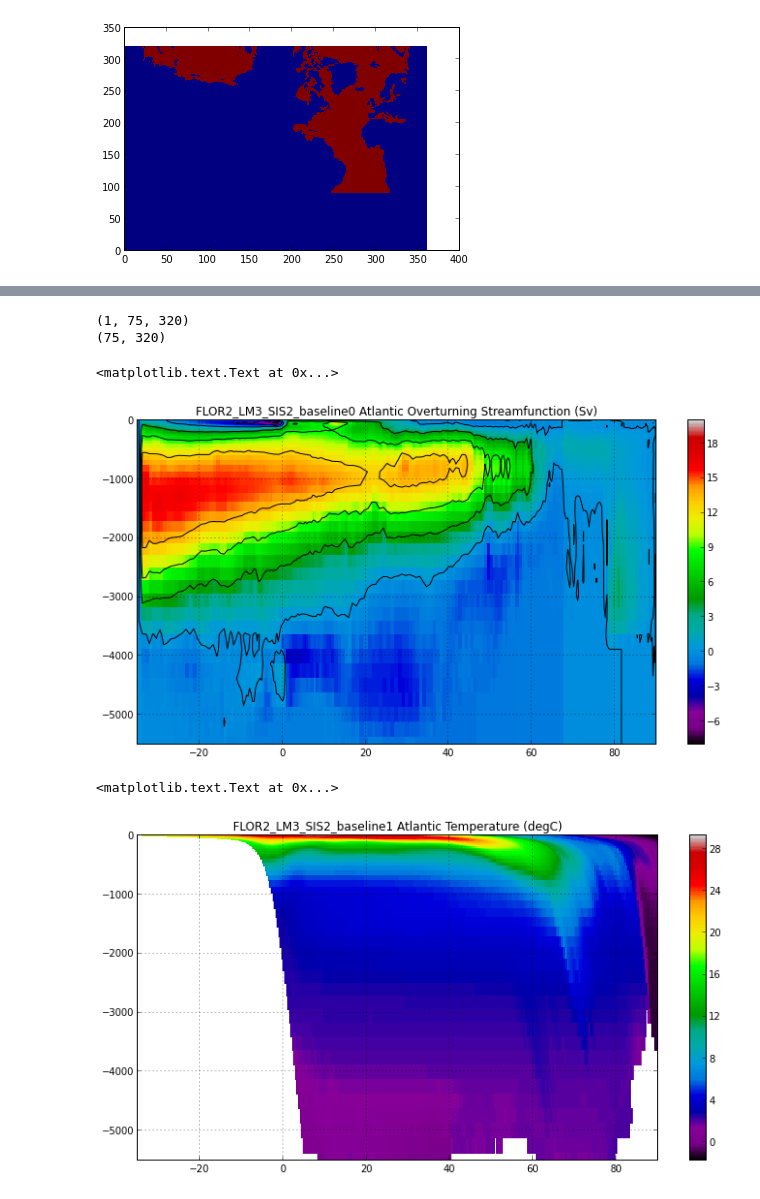
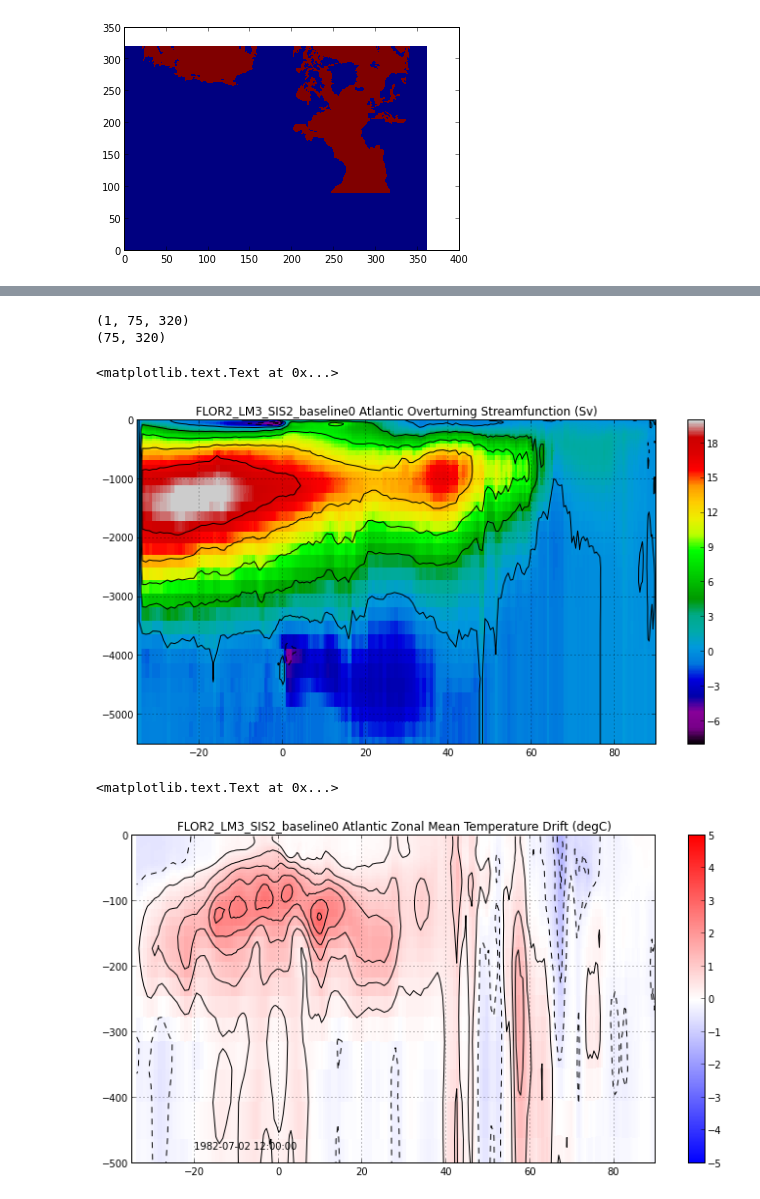
Before and after one commit to suyashbire1/MOM6-examples, a Jupyter notebook: ice_ocean_SIS2/FLOR2/AMOC_diagnostics.ipynb, the cells around one changed output, grey strips where cells are left out. Drawn from its saved outputs; the diff is of its cells as text; code cells hidden in the pictures.

Commit message:
Refresh FLOR2 AMOC ipynb

```diff
--- a/ice_ocean_SIS2/FLOR2/AMOC_diagnostics.ipynb
+++ b/ice_ocean_SIS2/FLOR2/AMOC_diagnostics.ipynb
@@ -7,15 +7,9 @@ import hashlib
 import glob
 # %%
 EXP=[]
-EXP.append({'name':'FLOR2_LM3_SIS2_baseline1',\
-            'root_path':'/ptmp/Matthew.Harrison/archive/Matthew.Harrison/ulm_mom6_143f313a473f61eac8842259c729dca84329000b/',\
-            'platform':'gfdl.ncrc2-default-prod'})
-EXP.append({'name':'FLOR2_LM3_SIS2_baseline0_KHTR_600_DELTA_EDD_NEG1',\
-           'root_path':'/ptmp/Matthew.Harrison/archive/Matthew.Harrison/ulm_mom6_d00d00100e7cc79130abeadbbda1997f698f6659/',\
+EXP.append({'name':'FLOR2_LM3_SIS2_baseline0',\
+            'root_path':'/ptmp/Matthew.Harrison/archive/Matthew.Harrison/ulm_mom6_d00d00100e7cc79130abeadbbda1997f698f6659/',\
             'platform':'gfdl.ncrc2-intel-prod'})
-EXP.append({'name':'FLOR2_LM3_SIS_baseline0',\
-           'root_path':'/ptmp/Matthew.Harrison/archive/Matthew.Harrison/ulm_mom6_d00d00100e7cc79130abeadbbda1997f698f6659/',\
-            'platform':'gfdl.ncrc2-intel-prod'})
 # %%
 sgrid=supergrid(file='ocean_hgrid.nc',tripolar_n=True,cyclic_x=True)
 grid=quadmesh(supergrid=sgrid)
@@ -194,7 +182,7 @@ ax1.set_title(tit)
 (1, 75, 320)
 (75, 320)
 <matplotlib.text.Text at 0x...>
-[figure, old version]
+[figure, new version]
 # %%
 S=[]
 for exp in EXP:
@@ -210,28 +198,28 @@ for exp in EXP:
 # %%
 %matplotlib inline
 
 fig=plt.figure(1,figsize=(12,6))
 ax1=fig.add_subplot(111)
 
 colList=['b','r','g','c'][::-1]
 x=grid.lath
 y=S[0].var_dict['temp']['zax_data']
-
-X,Y=np.meshgrid(x,y)
-
+X,y=np.meshgrid(x,y)
 res=S[0]
 res.volume_integral('temp','X',normalize=True)
-z=sq(res.temp_xav)
-cf=ax1.pcolormesh(X,-Y,z,cmap=plt.cm.spectral)
-#ax1.contour(X,-Y,z,np.linspace(-2,12,.5),colors='k')
+z=sq(res.temp_xav[-1]-res.temp_xav[0])
+Y=sq(res.var_dict['temp_xav']['z'])
+cf=ax1.pcolormesh(X,Y,z,vmin=-5,vmax=5,cmap=plt.cm.bwr)
+ax1.contour(X,Y,z,np.linspace(-5,5,20),colors='k')
 #ax1.plot([x[0],x[-1]],[-0.28,-0.28],color='k',linestyle='dashed',label='Talley08')
 #ax1.plot([-30.,-30.],[-0.6,0.75],color='k',linestyle='dashed',)
 ax1.set_xlim(-35,90)
-ax1.set_ylim(-5500,0)
+ax1.set_ylim(-500,0)
 ax1.grid()
 plt.colorbar(cf,ax=ax1)
-tit=EXP[0]['name']+' Atlantic Temperature (degC)'
+tit=EXP[0]['name']+' Atlantic Zonal Mean Temperature Drift (degC)'
+ax1.text(-20,-480,sq(res.var_dict['temp']['dates'][-1]))
 ax1.set_title(tit)
 # %% [output]
 <matplotlib.text.Text at 0x...>
-[figure, old version]
+[figure, new version]
```
Also changed, not shown: parts of 7 cells of this notebook.
